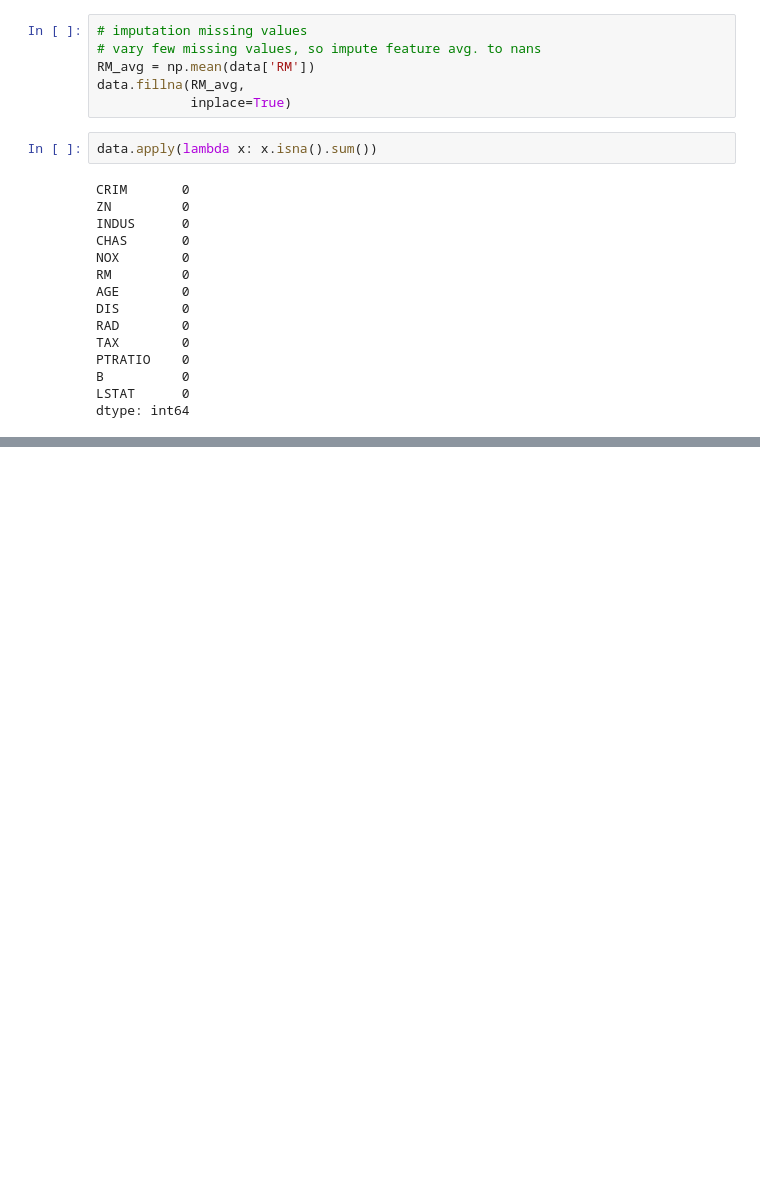
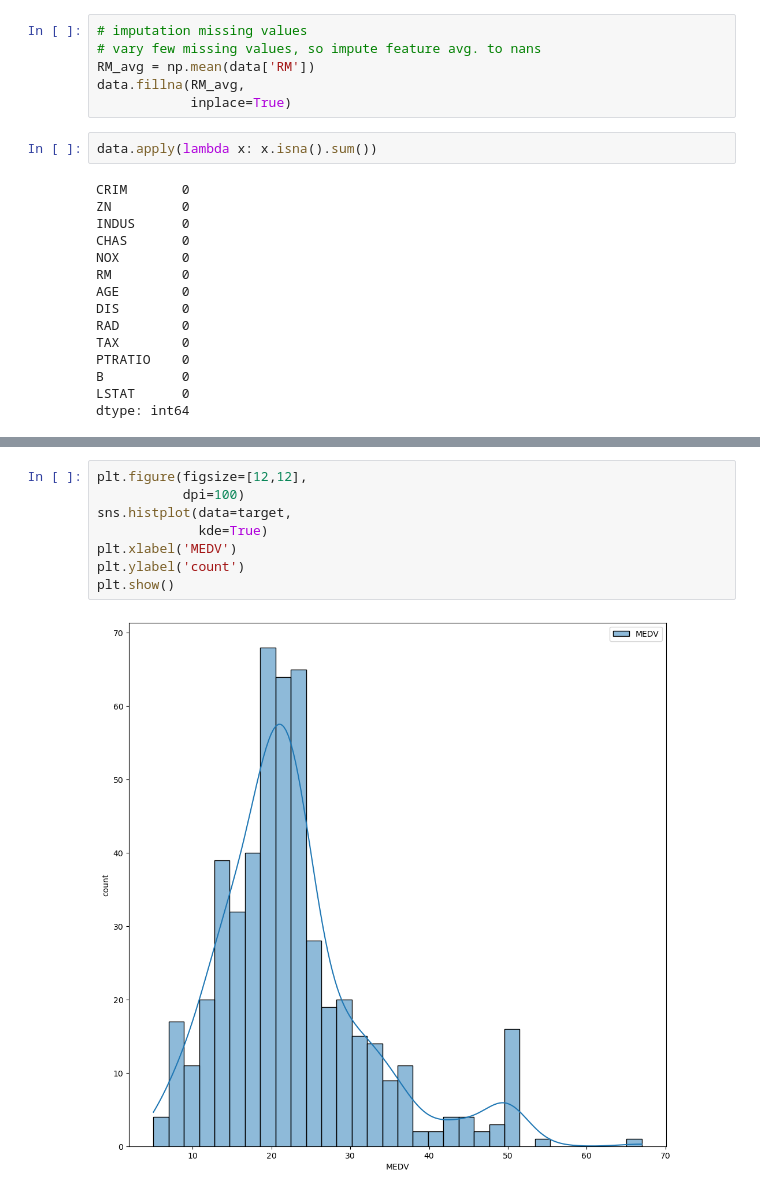
Before and after one commit to ashen007/Boston_Housing, a Jupyter notebook: model.ipynb, the cells around one changed output, grey strips where cells are left out. Cells and saved outputs as stored; diff of their text form; blank space fills up the shorter version.

```diff
--- a/model.ipynb
+++ b/model.ipynb
@@ -124,0 +168,10 @@ dtype: int64
+# %%
+plt.figure(figsize=[12,12],
+           dpi=100)
+sns.histplot(data=target,
+             kde=True)
+plt.xlabel('MEDV')
+plt.ylabel('count')
+plt.show()
+# %% [output]
+[figure, added]
```
Also changed, not shown: parts of 4 cells of this notebook.
